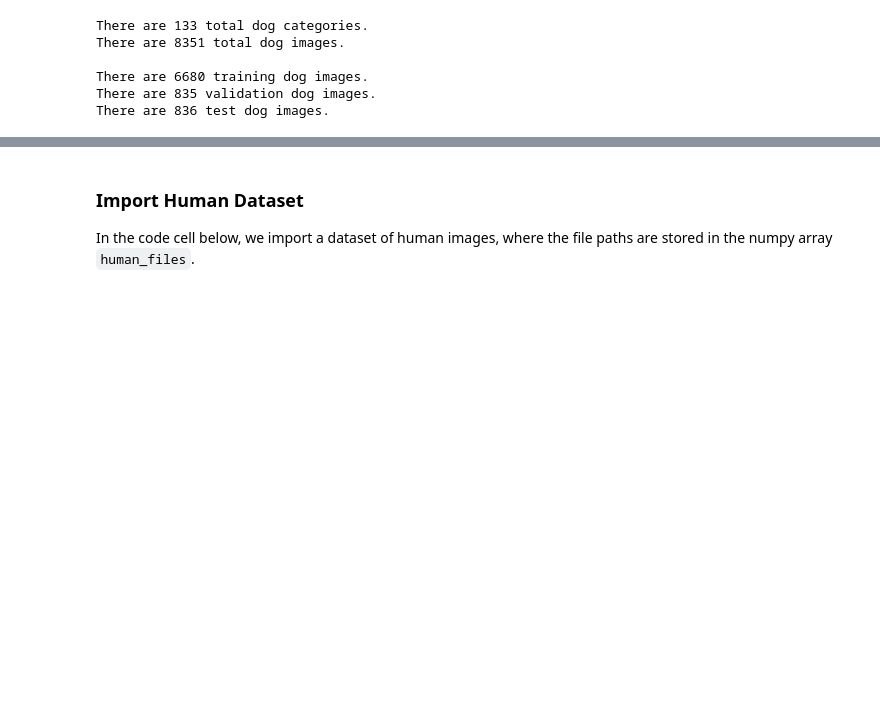
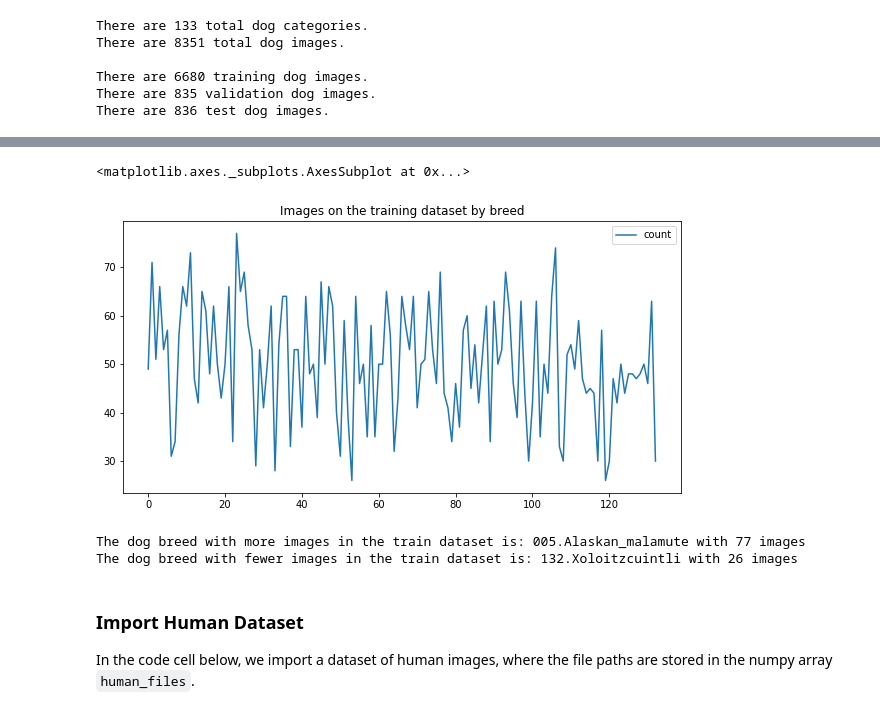
Before and after one commit to carogomezt/datascience_final_project, a Jupyter notebook: dog_app.ipynb, the cells around one changed output, grey strips where cells are left out. Drawn from its saved outputs; the diff is of its cells as text; code cells hidden in the pictures; blank space fills up the shorter version.

Commit message:
feat: improve data analysis

```diff
--- a/dog_app.ipynb
+++ b/dog_app.ipynb
@@ -91,3 +91,18 @@ There are 8351 total dog images.
 There are 6680 training dog images.
 There are 835 validation dog images.
 There are 836 test dog images.
+# %%
+train_dog_breeds = [f.split('/')[-2:] for f in train_files]
+# %%
+breeds = {}
+for breed in train_dog_breeds:
+    if breeds.get(breed[0]):
+        breeds[breed[0]] += 1
+    else:
+        breeds[breed[0]] = 1
+# %%
+import pandas as pd
+
+breeds_dic = {'breeds': list(breeds.keys()), 'count': list(breeds.values())}
+breeds_df = pd.DataFrame(breeds_dic)
+breeds_df.head()
@@ -93,0 +137,5 @@ There are 836 test dog images.
+# %%
+breeds_df.plot(title='Images on the training dataset by breed', figsize=(10,5))
+# %% [output]
+<matplotlib.axes._subplots.AxesSubplot at 0x...>
+[figure, added]
@@ -94,3 +148,9 @@ There are 836 test dog images.
+# %%
+print(f'The dog breed with more images in the train dataset is: {max_images_breed} with {max_img_val} images')
+print(f'The dog breed with fewer images in the train dataset is: {min_images_breed} with {min_img_val} images')
+# %% [output]
+The dog breed with more images in the train dataset is: 005.Alaskan_malamute with 77 images
+The dog breed with fewer images in the train dataset is: 132.Xoloitzcuintli with 26 images
 # %% [markdown]
 ### Import Human Dataset
 
```
Also changed, not shown: parts of 4 cells of this notebook, 3 other files.
